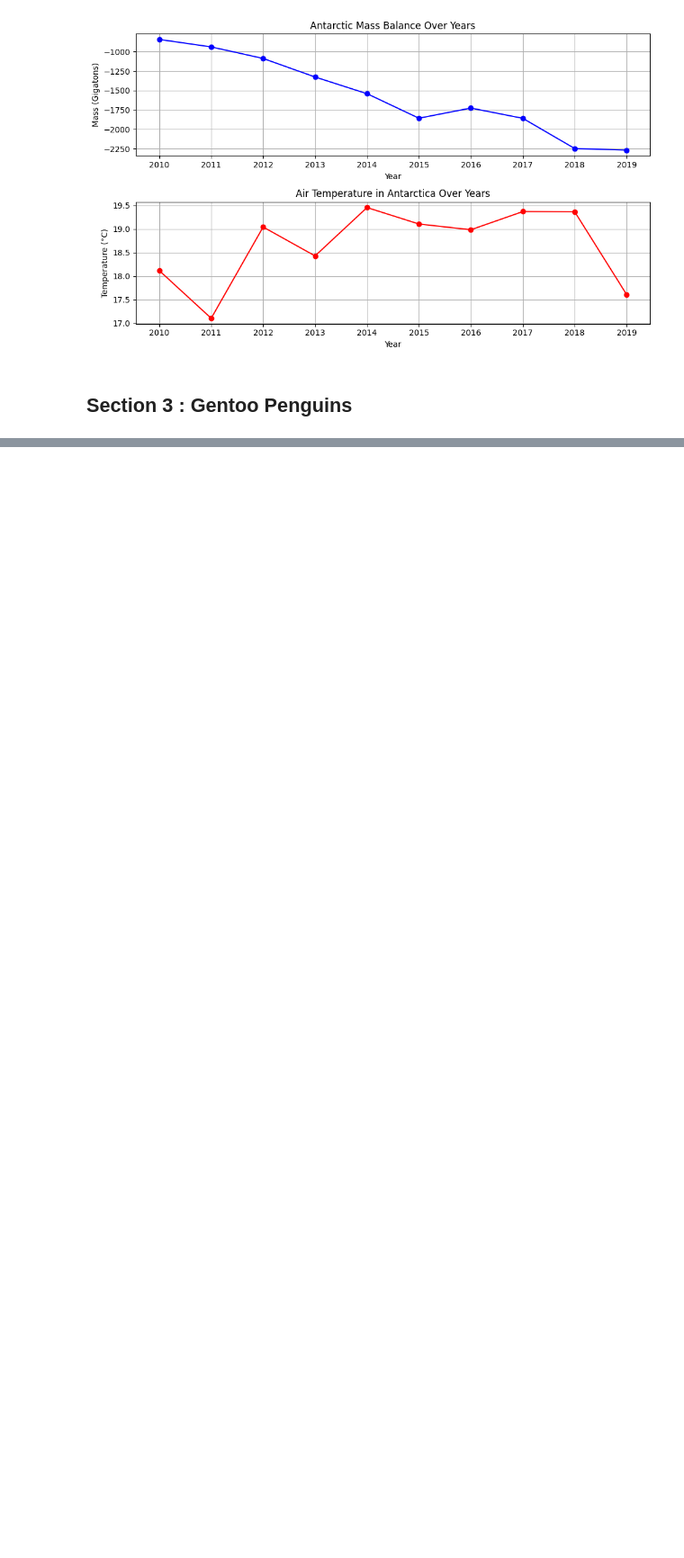
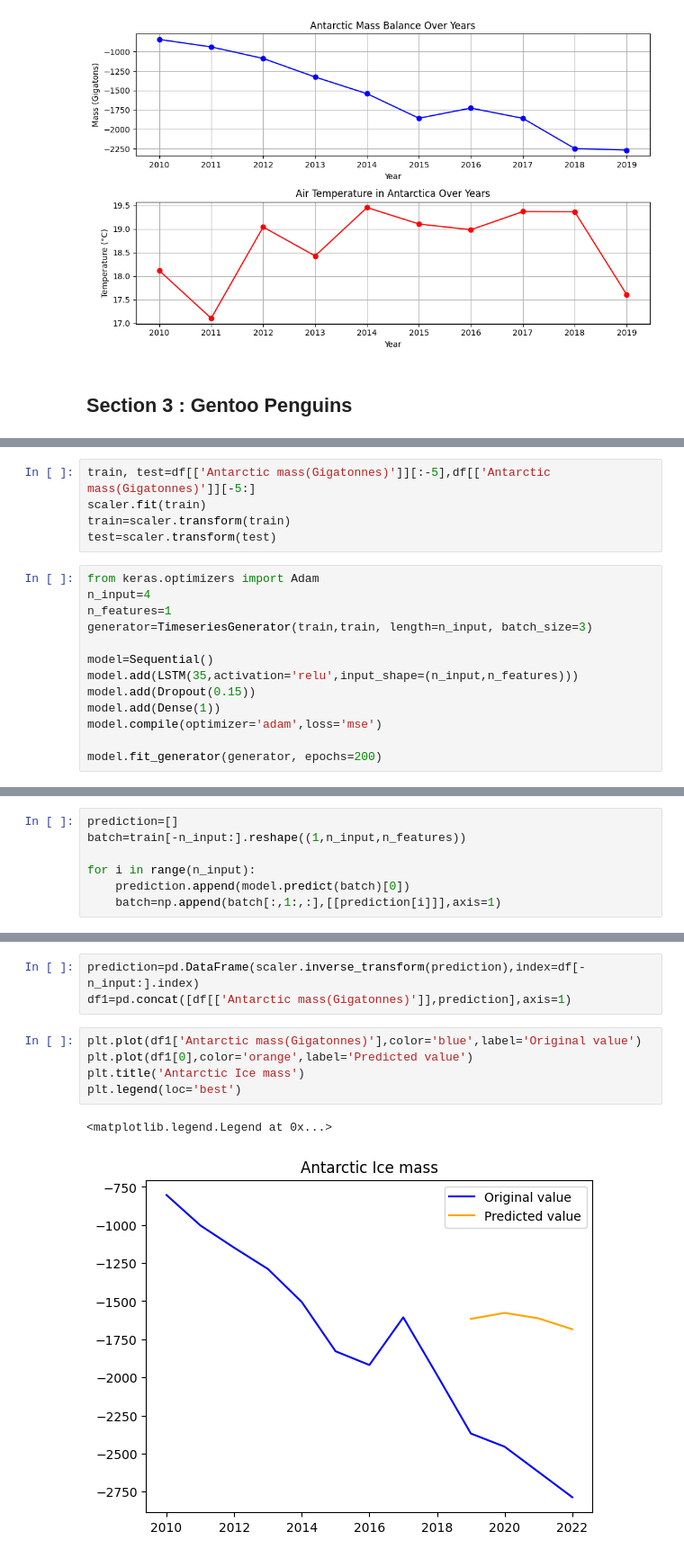
Before and after one commit to ACM40960/project-mohitjain904, a Jupyter notebook: Python Files/Antarctica.ipynb, the cells around one changed output, grey strips where cells are left out. Shown at 90% size. Drawn from its saved outputs; the diff is of its cells as text; blank space fills up the shorter version.

```diff
--- a/Python Files/Antarctica.ipynb
+++ b/Python Files/Antarctica.ipynb
@@ -666,0 +747,18 @@ plt.show()
+# %%
+train, test=df[['Antarctic mass(Gigatonnes)']][:-5],df[['Antarctic mass(Gigatonnes)']][-5:]
+scaler.fit(train)
+train=scaler.transform(train)
+test=scaler.transform(test)
+# %%
+from keras.optimizers import Adam
+n_input=4
+n_features=1
+generator=TimeseriesGenerator(train,train, length=n_input, batch_size=3)
+
+model=Sequential()
+model.add(LSTM(35,activation='relu',input_shape=(n_input,n_features)))
+model.add(Dropout(0.15))
+model.add(Dense(1))
+model.compile(optimizer='adam',loss='mse')
+
+model.fit_generator(generator, epochs=200)
@@ -666,0 +784,7 @@ plt.show()
+# %%
+prediction=[]
+batch=train[-n_input:].reshape((1,n_input,n_features))
+
+for i in range(n_input):
+    prediction.append(model.predict(batch)[0])
+    batch=np.append(batch[:,1:,:],[[prediction[i]]],axis=1)
@@ -666,0 +796,11 @@ plt.show()
+# %%
+prediction=pd.DataFrame(scaler.inverse_transform(prediction),index=df[-n_input:].index)
+df1=pd.concat([df[['Antarctic mass(Gigatonnes)']],prediction],axis=1)
+# %%
+plt.plot(df1['Antarctic mass(Gigatonnes)'],color='blue',label='Original value')
+plt.plot(df1[0],color='orange',label='Predicted value')
+plt.title('Antarctic Ice mass')
+plt.legend(loc='best')
+# %% [output]
+<matplotlib.legend.Legend at 0x...>
+[figure, added]
```
Also changed, not shown: parts of 27 cells of this notebook, 2 other files.
